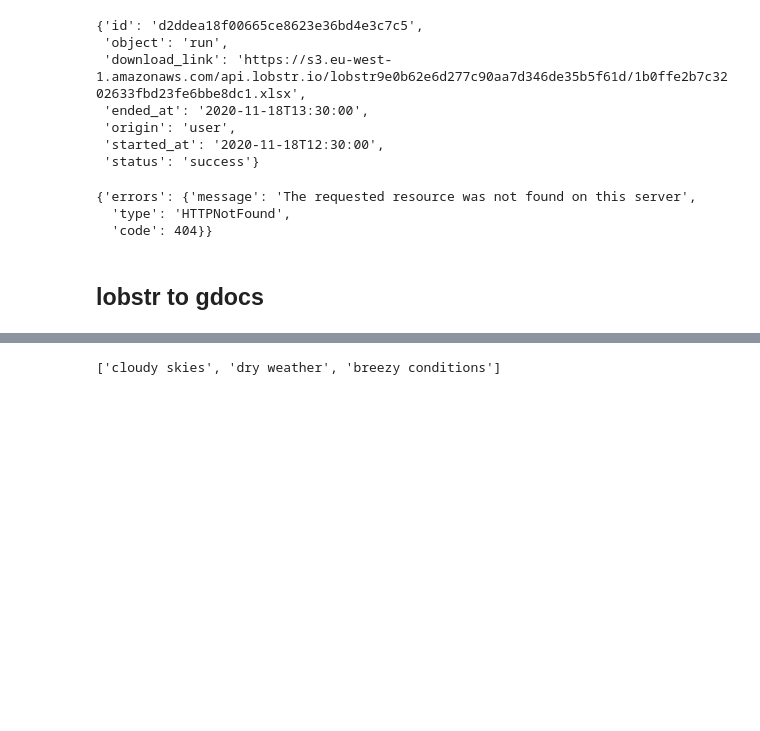
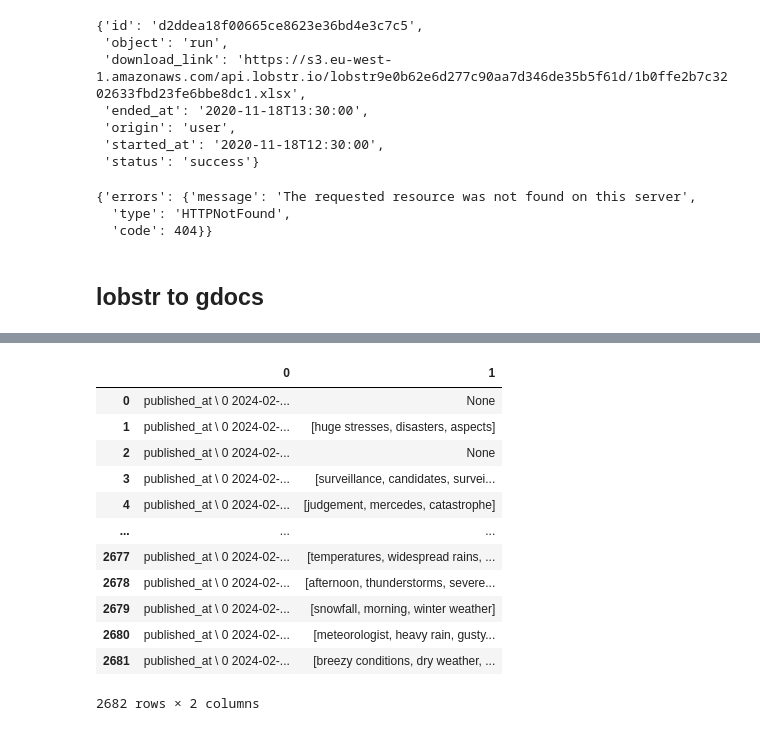
Before and after one commit to dcolinmorgan/DOTS, a Jupyter notebook: DOTS/dots_feat.ipynb, the cells around one changed output, grey strips where cells are left out. Drawn from its saved outputs; the diff is of its cells as text; code cells hidden in the pictures; blank space fills up the shorter version.

```diff
--- a/DOTS/dots_feat.ipynb
+++ b/DOTS/dots_feat.ipynb
@@ -744,10 +743,22 @@ for i in tqdm(result, desc="featurizing articles"):
         cc=None
         pass
     rank_articles.append([foreparts,cc])
-# %%
-featurize_stories(str(i), top_k = 3, max_len=512)
-# %% [output]
-['cloudy skies', 'dry weather', 'breezy conditions']
+# %%
+pd.DataFrame(rank_articles)
+# %% [output]
+|  | 0 | 1 |
+| 0 | published_at \ 0 2024-02-... | None |
+| 1 | published_at \ 0 2024-02-... | [huge stresses, disasters, aspects] |
+| 2 | published_at \ 0 2024-02-... | None |
+| 3 | published_at \ 0 2024-02-... | [surveillance, candidates, survei... |
+| 4 | published_at \ 0 2024-02-... | [judgement, mercedes, catastrophe] |
+| ... | ... | ... |
+| 2677 | published_at \ 0 2024-02-... | [temperatures, widespread rains, ... |
+| 2678 | published_at \ 0 2024-02-... | [afternoon, thunderstorms, severe... |
+| 2679 | published_at \ 0 2024-02-... | [snowfall, morning, winter weather] |
+| 2680 | published_at \ 0 2024-02-... | [meteorologist, heavy rain, gusty... |
+| 2681 | published_at \ 0 2024-02-... | [breezy conditions, dry weather, ... |
+2682 rows × 2 columns
 # %%
 # farticles = [item for sublist in article for item in sublist]
 rank_articles=[]
```
Also changed, not shown: parts of 1 cell of this notebook, 3 other files.
